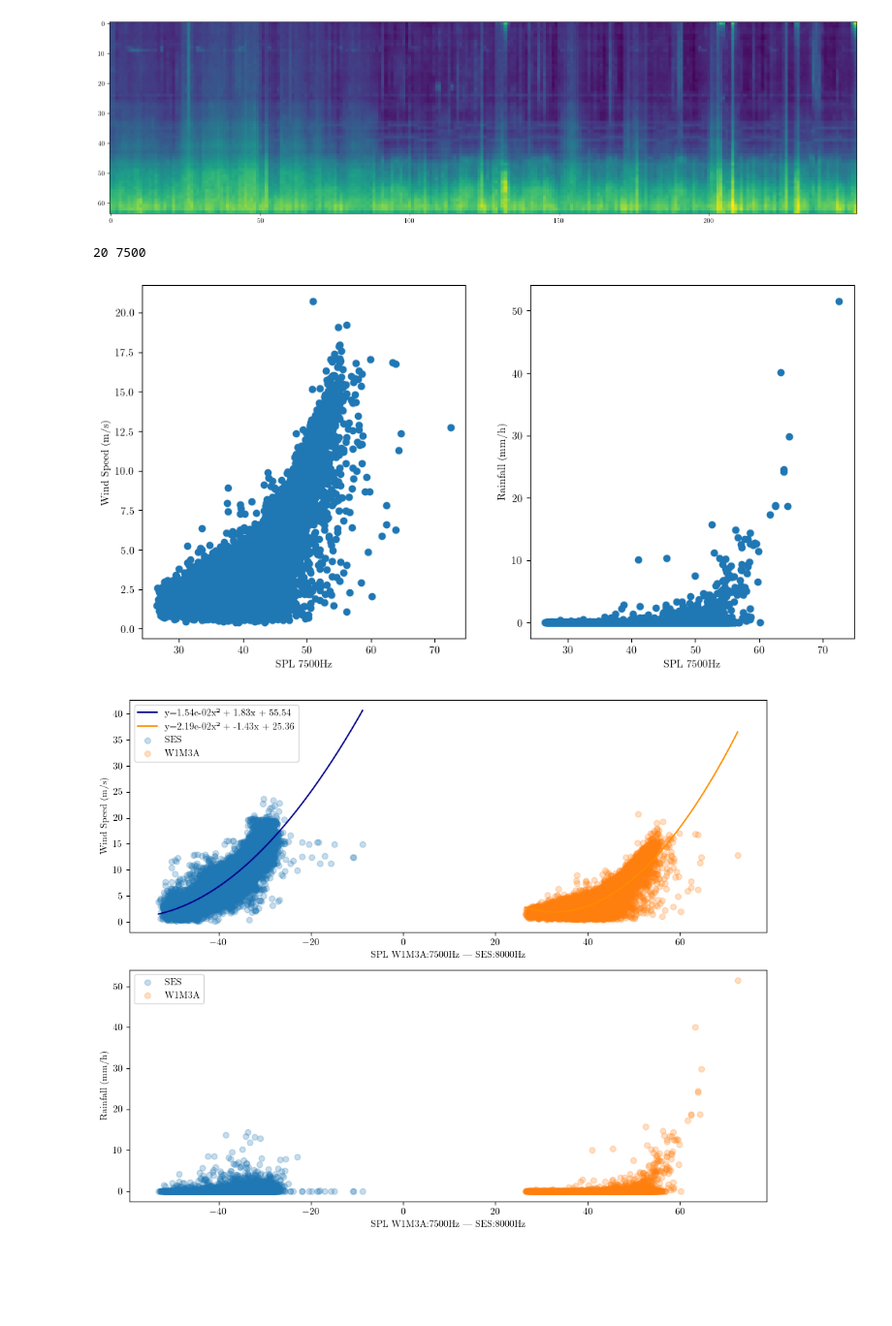
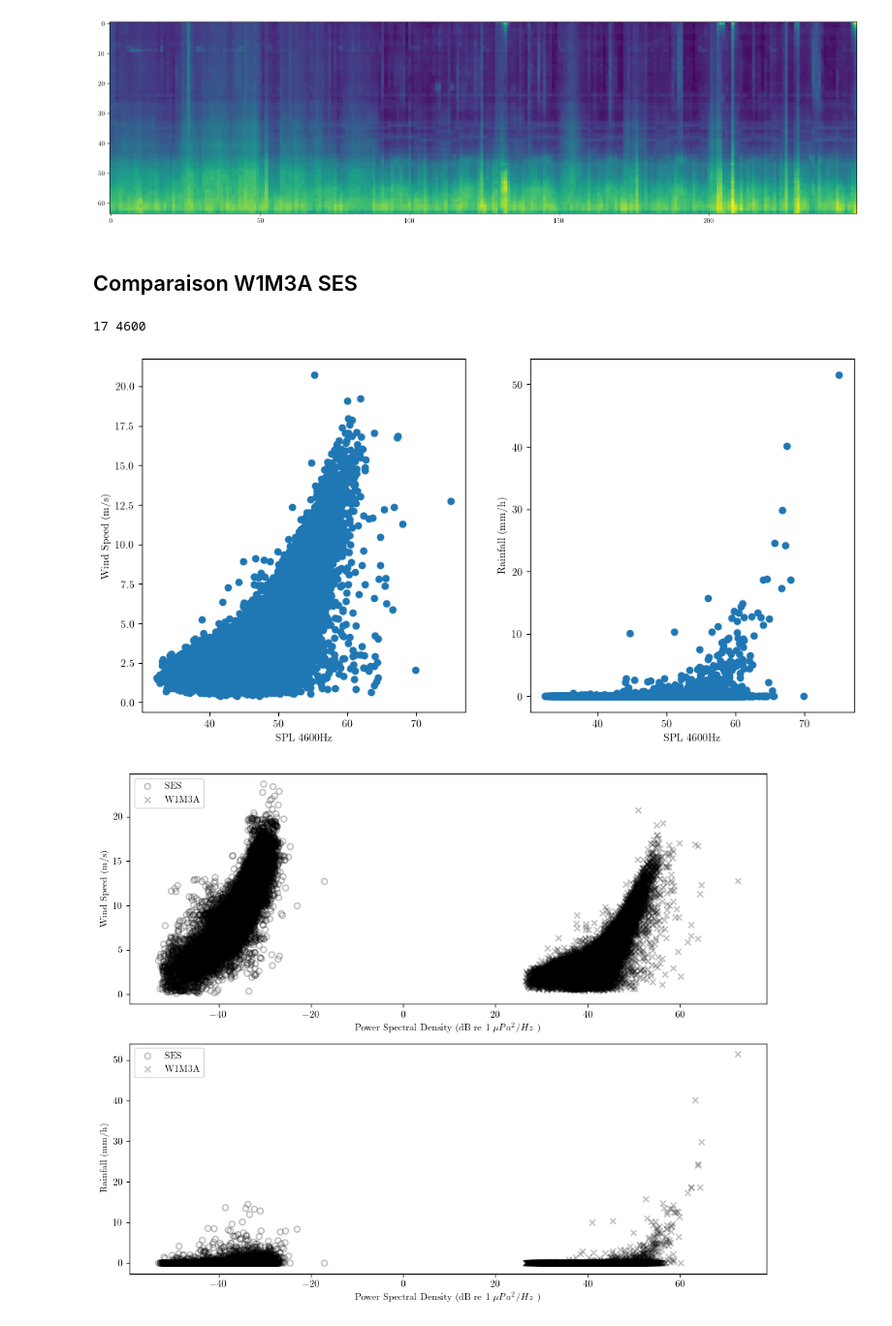
Before and after one commit to gmanatole/Biologging_Toolkit, a Jupyter notebook: notebooks/run_reduced_dataset.ipynb, the cells around one changed output. Shown at 97% size. Drawn from its saved outputs; the diff is of its cells as text; code cells hidden in the pictures; blank space fills up the shorter version.

```diff
--- a/notebooks/run_reduced_dataset.ipynb
+++ b/notebooks/run_reduced_dataset.ipynb
@@ -24,7 +27,7 @@ plt.rcParams.update({
     "text.usetex": True
 })
 # %%
-path = os.path.join(r"G:\individus_filtered")
+path = os.path.join(r"E:\individus_filtered")
 depids_wo293 = ['ml17_280a','ml18_296a','ml18_294b','ml19_292a','ml19_292b','ml19_293a','ml19_294a','ml20_296b','ml20_313a','ml21_295a','ml21_305b'] #'ml20_293a',
 # %% [markdown]
 ---
@@ -346,9 +368,23 @@ plt.ylim(-0.5, max(np.max(y_test),np.max(y_pred))+0.5)
 # %% [markdown]
 ---
 # W1M3A
+# %%
+y_wind, y_rain = [], []
+X = []
+depid = []
+for _, row in tqdm(df_alldepids.head(7500).iterrows(), total=len(df_alldepids)) :
+    data = np.load(path+f'/{row["depid"]}/dives/acoustic_dive_{int(row['dive']):05d}.npz')
+
+    depth = data['depth']#[::-1]
+    spectro = data['spectro']#[::-1]
+    i = 0
+    X.append(np.nanmean(spectro, axis = 0))
+    y_wind.append(row["lstm_cfosat"])#np.nanmean(data['wind_speed']))
+    y_rain.append(row["precipitation_GPM"])
+    depid.append(row["depid"])
 # %%
-raw_timestamp_UPA, raw_SPL64 = pickle.load(open(os.path.join('G:/W1M3A','UPA_all.sav'), 'rb'))
-weather = pd.read_csv(os.path.join('G:/W1M3A','rain_and_wind.csv'))
+raw_timestamp_UPA, raw_SPL64 = pickle.load(open(os.path.join('E:/W1M3A','UPA_all.sav'), 'rb'))
+weather = pd.read_csv(os.path.join('E:/W1M3A','rain_and_wind.csv'))
 freqs = [100, 300, 500, 700, 900, 1100, 1300, 1500, 1700, 1900, 2100, 2200, 2400, 2600, 2800, 3000, 3600, 4600, 5600, 6500, 7500, 8500, 9500, 10400, 11400, 12400, 13400, 14400, 15300, 16300, 17300, 18300, 19200, 20200, 21200, 22200, 23100, 24100, 25100, 26100, 27100, 28000, 29000, 30000, 31000, 31900, 32900, 33900, 34900, 35800, 36800, 37800, 38800, 39700, 40700, 41700, 42700, 43700, 44600, 45600, 46600, 47600, 48500, 49500]
 print(weather.columns)
 # %% [output]
@@ -383,8 +427,10 @@ plt.imshow(np.fliplr(SPL64[0:250]).T)
 # %% [output]
 <matplotlib.image.AxesImage at 0x...>
 [figure]
+# %% [markdown]
+## Comparaison W1M3A SES
 # %%
-freq = 8000
+freq = 5000
 idx = np.argmin(np.abs(np.array(freqs) - freq))
 print(idx, freqs[idx])
 
@@ -398,49 +444,42 @@ axes[1].set_xlabel(f"SPL {freqs[idx]}Hz")
 axes[1].set_ylabel("Rainfall (mm/h)")
 plt.show()
 # %% [output]
-20 7500
+17 4600
-[figure, old version]
+[figure, new version]
 # %%
 freq = 8000
 
 idx = np.argmin(np.abs(np.array(freqs) - freq))
 idx_npz = np.argmin(np.abs(np.array(npz_freqs) - freq))
 
-xSES = df_alldepids["upwards_mean_8000"]
-ySES_wind = df_alldepids["wind_speed"]
-coeffsSES = np.polyfit(xSES, ySES_wind, deg=2)
-x_regSES = np.linspace(xSES.min(), xSES.max(), 200)
-y_regSES_wind = np.polyval(coeffsSES, x_regSES)
 
 xW1M3A = SPL64[:,idx]
 yW1M3A_wind = weather["windSpeed_W1M3A"]
-coeffsW1M3A = np.polyfit(xW1M3A, yW1M3A_wind, deg=2)
-x_regW1M3A = np.linspace(xW1M3A.min(), xW1M3A.max(), 200)
-y_regW1M3A_wind = np.polyval(coeffsW1M3A, x_regW1M3A)
+
+xSES = df_alldepids["upwards_mean_8000"]
+ySES_wind = df_alldepids["wind_speed"]
 
 SPL_mean = [x[:,25].mean() for x in X]
 
 fig, axes = plt.subplots(2,1, figsize=(10, 8))
-
-axes[0].plot(x_regSES, y_regSES_wind, color='darkblue', label=f'y={coeffsSES[0]:.2e}x² + {coeffsSES[1]:.2f}x + {coeffsSES[2]:.2f}')
-axes[0].plot(x_regW1M3A, y_regW1M3A_wind, color='darkorange', label=f'y={coeffsW1M3A[0]:.2e}x² + {coeffsW1M3A[1]:.2f}x + {coeffsW1M3A[2]:.2f}')
-axes[0].scatter(xSES, ySES_wind,alpha=0.25, label='SES')#, marker='o', fc='none', color="black",lw=1.5)
+axes[0].scatter(xSES, ySES_wind,alpha=0.25, label='SES', marker='o', fc='none', color="black",lw=1.5)
 # axes[0].scatter(SPL_mean, ws, marker='o', fc='none', label='SES', color="black",lw=1.5)
-axes[0].scatter(SPL64[:,idx], weather["windSpeed_W1M3A"], label='W1M3A',alpha=0.25)#, marker="x", color="black")
+axes[0].scatter(SPL64[:,idx], weather["windSpeed_W1M3A"], label='W1M3A',alpha=0.25, marker="x", color="black")
 axes[0].set_ylabel("Wind Speed (m/s)")
-axes[0].set_xlabel(f"SPL W1M3A:{freqs[idx]}Hz | SES:{int(npz_freqs[idx_npz])}Hz")
+axes[0].set_xlabel(fr" Power Spectral Density (dB re 1   $\mu Pa^2 / Hz$ )")
 
 
-axes[1].scatter(df_alldepids["upwards_mean_8000"], df_alldepids["precipitation_GPM"],alpha=0.25, label='SES')#, marker='o', fc='none', color="black",lw=1.5)
+axes[1].scatter(df_alldepids["upwards_mean_8000"], df_alldepids["precipitation_GPM"],alpha=0.25, label='SES', marker='o', fc='none', color="black",lw=1.5)
 # axes[1].scatter(SPL_mean, rr, marker='o', fc='none', label='SES', color="black",lw=1.5)
-axes[1].scatter(SPL64[:,idx], weather["rainfall_W1M3A"], label='W1M3A',alpha=0.25)#, marker="x", color="black")
+axes[1].scatter(SPL64[:,idx], weather["rainfall_W1M3A"], label='W1M3A',alpha=0.25, marker="x", color="black")
 axes[1].set_ylabel("Rainfall (mm/h)")
-axes[1].set_xlabel(f"SPL W1M3A:{freqs[idx]}Hz | SES:{int(npz_freqs[idx_npz])}Hz")
+axes[1].set_xlabel(fr" Power Spectral Density (dB re 1   $\mu Pa^2 / Hz$ )")
 
 for ax in axes :
     ax.legend(loc='upper left')
 
 plt.tight_layout()
+# plt.savefig("../../data-exploration/exports/W1M3A-SES-SPL8-Rain-Wind.pdf", bbox_inches="tight")
 plt.show()
 # %% [output]
-[figure, old version]
+[figure, new version]
```
Also changed, not shown: parts of 23 cells of this notebook.
